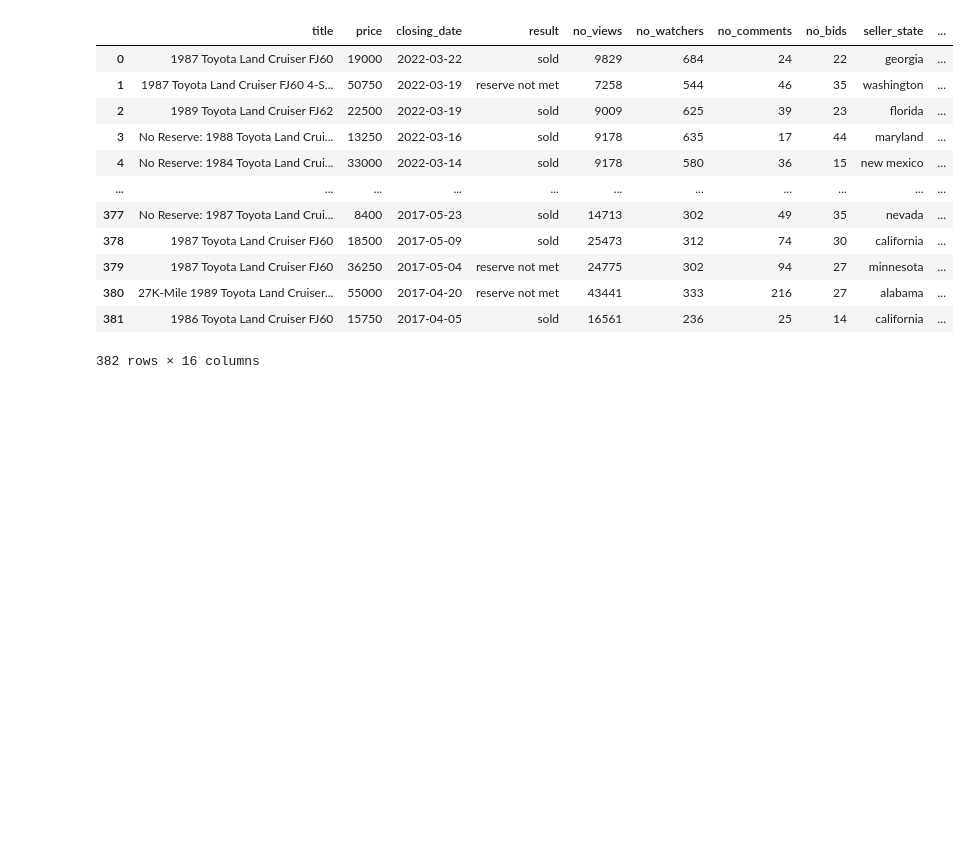
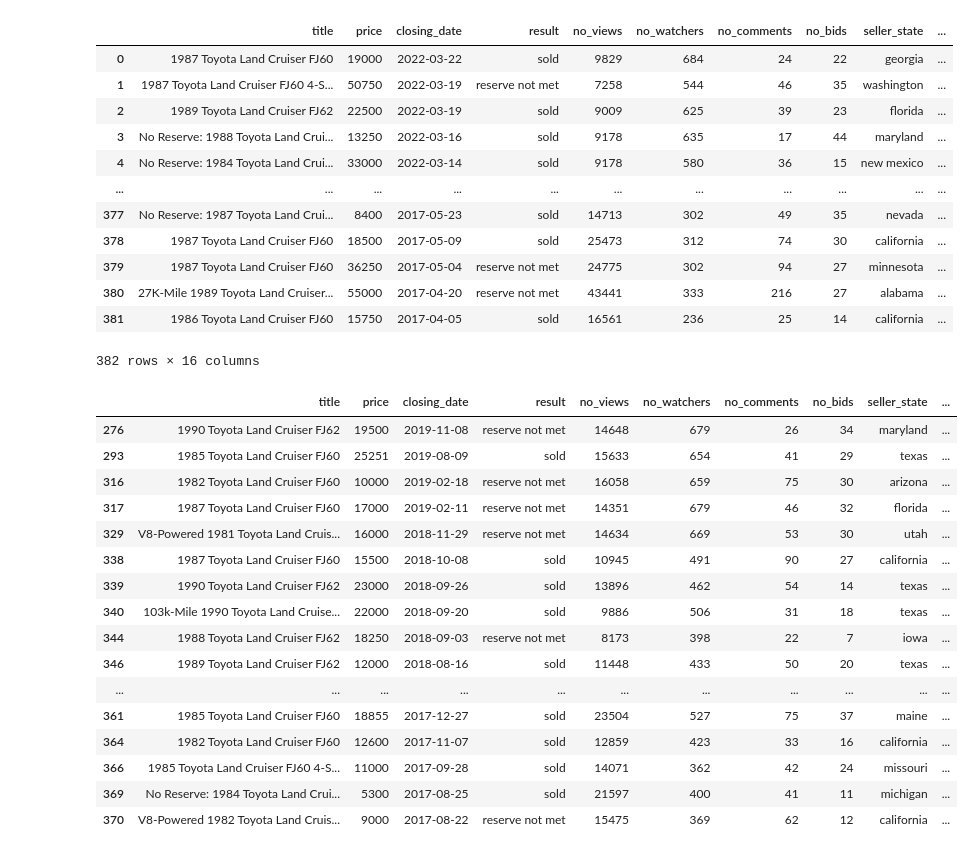
Before and after one commit to bhyeh/land-cruiser, a Jupyter notebook: clean.ipynb, the cells around one changed output. Drawn from its saved outputs; the diff is of its cells as text; code cells hidden in the pictures; blank space fills up the shorter version.

```diff
--- a/clean.ipynb
+++ b/clean.ipynb
@@ -38,4 +38,24 @@ transformed_df
 | 380 | 27K-Mile 1989 Toyota Land Cruiser... | 55000 | 2017-04-20 | reserve not met | 43441 | 333 | 216 | 27 | alabama | ... |
 | 381 | 1986 Toyota Land Cruiser FJ60 | 15750 | 2017-04-05 | sold | 16561 | 236 | 25 | 14 | california | ... |
 382 rows × 16 columns
+# %%
+transformed_df[transformed_df.exterior.isna()]
+# %% [output]
+|  | title | price | closing_date | result | no_views | no_watchers | no_comments | no_bids | seller_state | ... |
+| 276 | 1990 Toyota Land Cruiser FJ62 | 19500 | 2019-11-08 | reserve not met | 14648 | 679 | 26 | 34 | maryland | ... |
+| 293 | 1985 Toyota Land Cruiser FJ60 | 25251 | 2019-08-09 | sold | 15633 | 654 | 41 | 29 | texas | ... |
+| 316 | 1982 Toyota Land Cruiser FJ60 | 10000 | 2019-02-18 | reserve not met | 16058 | 659 | 75 | 30 | arizona | ... |
+| 317 | 1987 Toyota Land Cruiser FJ60 | 17000 | 2019-02-11 | reserve not met | 14351 | 679 | 46 | 32 | florida | ... |
+| 329 | V8-Powered 1981 Toyota Land Cruis... | 16000 | 2018-11-29 | reserve not met | 14634 | 669 | 53 | 30 | utah | ... |
+| 338 | 1987 Toyota Land Cruiser FJ60 | 15500 | 2018-10-08 | sold | 10945 | 491 | 90 | 27 | california | ... |
+| 339 | 1990 Toyota Land Cruiser FJ62 | 23000 | 2018-09-26 | sold | 13896 | 462 | 54 | 14 | texas | ... |
+| 340 | 103k-Mile 1990 Toyota Land Cruise... | 22000 | 2018-09-20 | sold | 9886 | 506 | 31 | 18 | texas | ... |
+| 344 | 1988 Toyota Land Cruiser FJ62 | 18250 | 2018-09-03 | reserve not met | 8173 | 398 | 22 | 7 | iowa | ... |
+| 346 | 1989 Toyota Land Cruiser FJ62 | 12000 | 2018-08-16 | sold | 11448 | 433 | 50 | 20 | texas | ... |
+| ... | ... | ... | ... | ... | ... | ... | ... | ... | ... | ... |
+| 361 | 1985 Toyota Land Cruiser FJ60 | 18855 | 2017-12-27 | sold | 23504 | 527 | 75 | 37 | maine | ... |
+| 364 | 1982 Toyota Land Cruiser FJ60 | 12600 | 2017-11-07 | sold | 12859 | 423 | 33 | 16 | california | ... |
+| 366 | 1985 Toyota Land Cruiser FJ60 4-S... | 11000 | 2017-09-28 | sold | 14071 | 362 | 42 | 24 | missouri | ... |
+| 369 | No Reserve: 1984 Toyota Land Crui... | 5300 | 2017-08-25 | sold | 21597 | 400 | 41 | 11 | michigan | ... |
+| 370 | V8-Powered 1982 Toyota Land Cruis... | 9000 | 2017-08-22 | reserve not met | 15475 | 369 | 62 | 12 | california | ... |
 # %%
```
Also changed, not shown: parts of 1 cell of this notebook.
